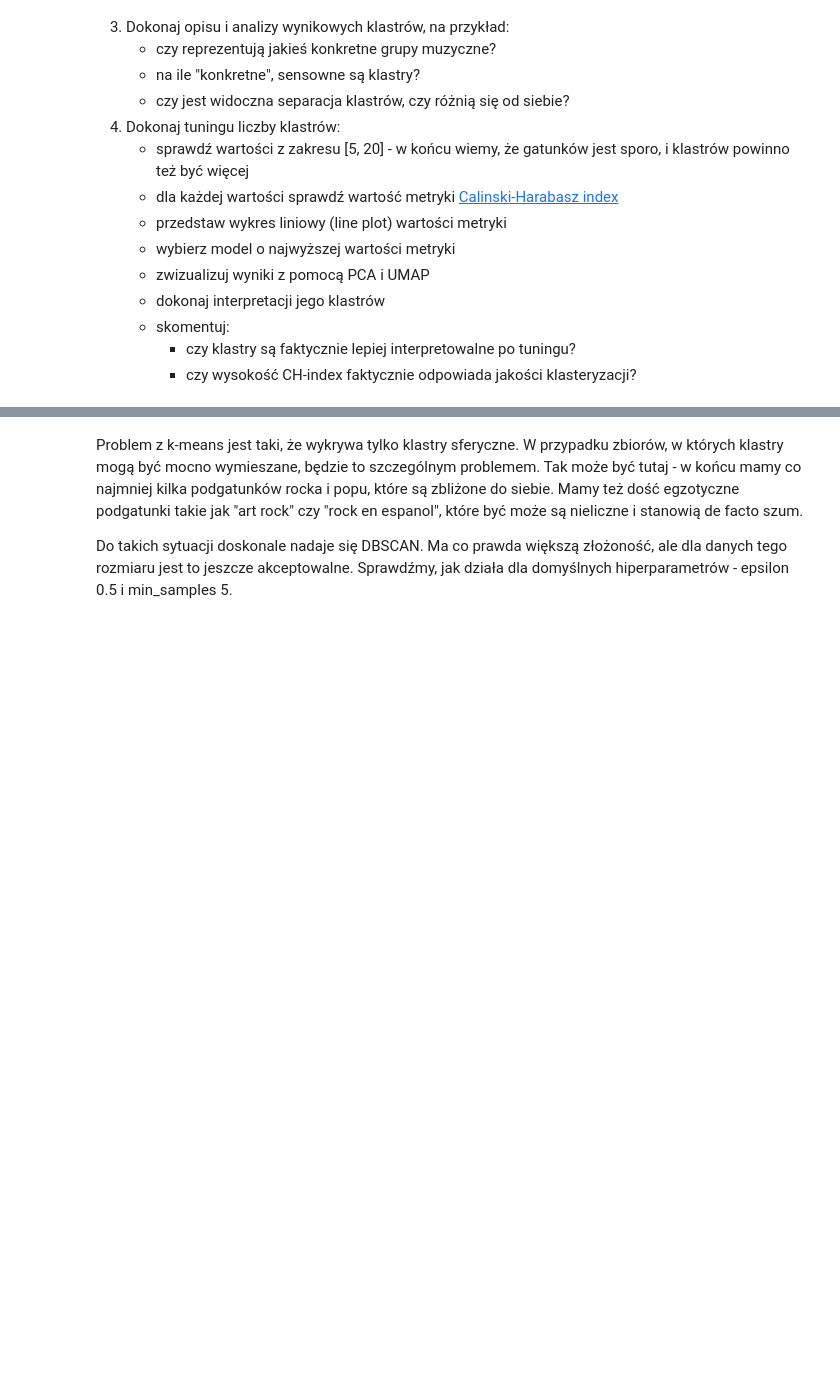
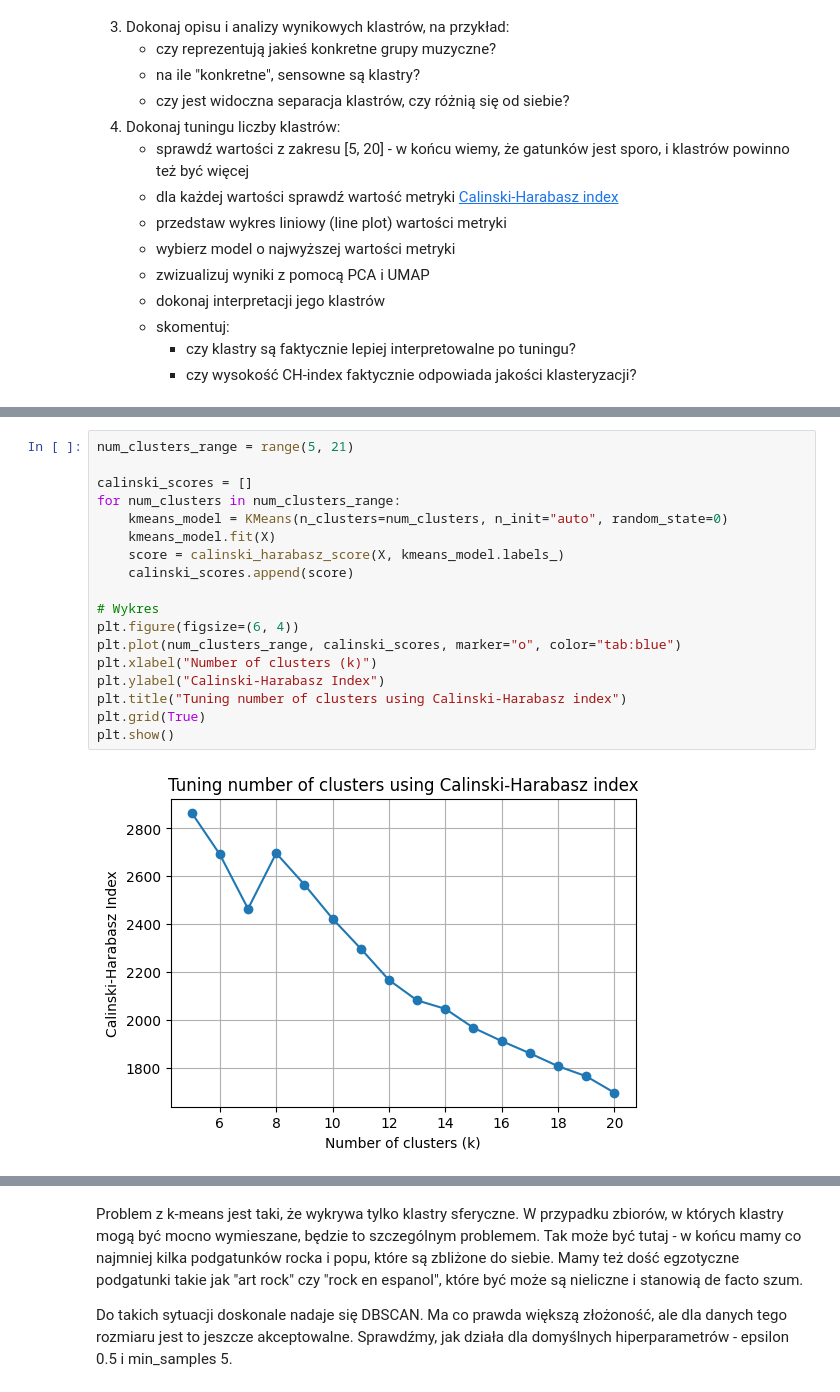
Before and after one commit to Jeremylaby/podstawy-uczenia-maszynowego-24-25, a Jupyter notebook: lab7/notebook.ipynb, the cells around one changed output, grey strips where cells are left out. Saved outputs shown, nothing was run; the diff lists cells and outputs as text; blank space fills up the shorter version.

```diff
--- a/lab7/notebook.ipynb
+++ b/lab7/notebook.ipynb
@@ -488,0 +545,20 @@ Wygląda na to, że najpopularniejsze są pop i rock, a najbardziej "typowe" pio
+# %%
+num_clusters_range = range(5, 21)
+
+calinski_scores = []
+for num_clusters in num_clusters_range:
+    kmeans_model = KMeans(n_clusters=num_clusters, n_init="auto", random_state=0)
+    kmeans_model.fit(X)
+    score = calinski_harabasz_score(X, kmeans_model.labels_)
+    calinski_scores.append(score)
+
+# Wykres
+plt.figure(figsize=(6, 4))
+plt.plot(num_clusters_range, calinski_scores, marker="o", color="tab:blue")
+plt.xlabel("Number of clusters (k)")
+plt.ylabel("Calinski-Harabasz Index")
+plt.title("Tuning number of clusters using Calinski-Harabasz index")
+plt.grid(True)
+plt.show()
+# %% [output]
+[figure, added]
```
Also changed, not shown: parts of 21 cells of this notebook, 1 other file.
